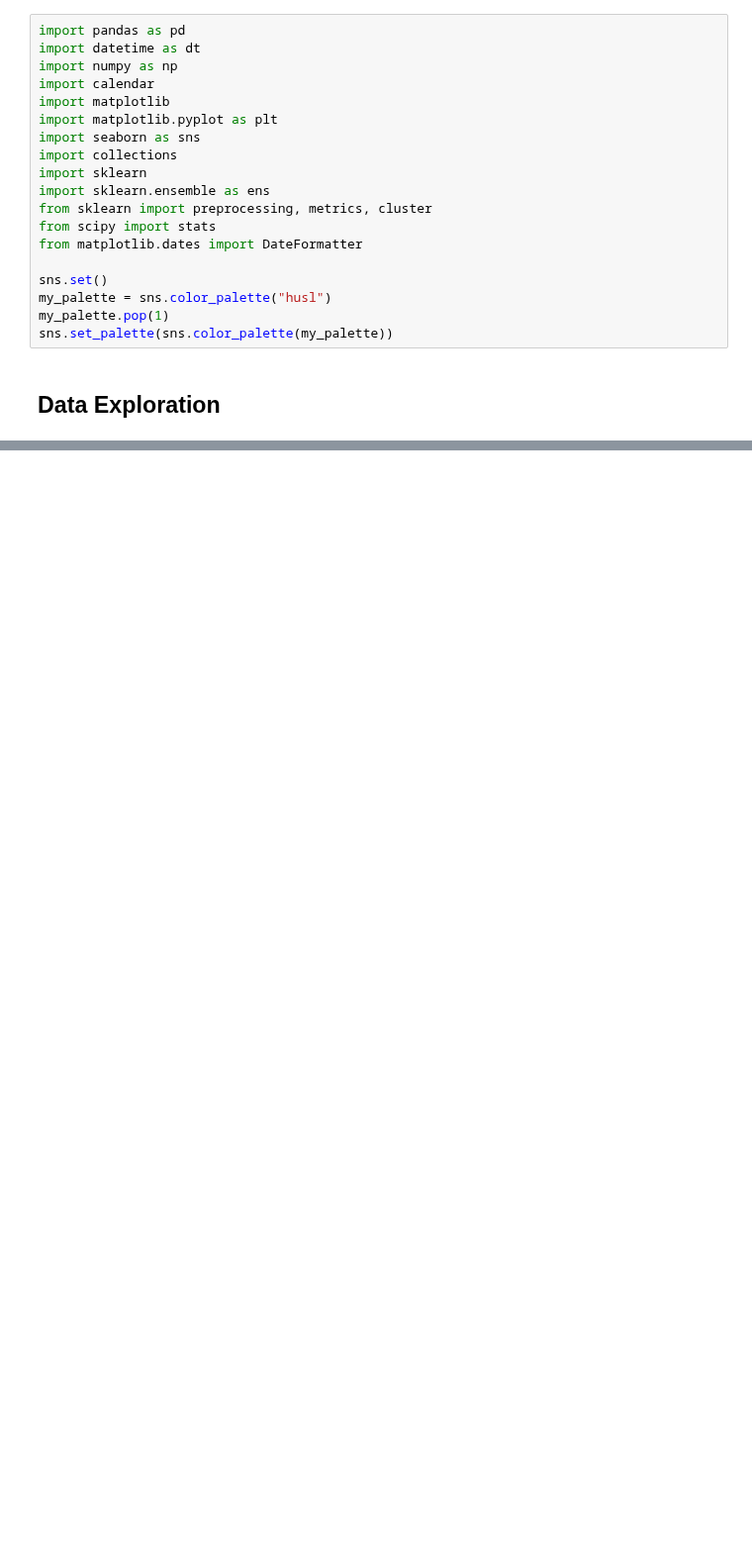
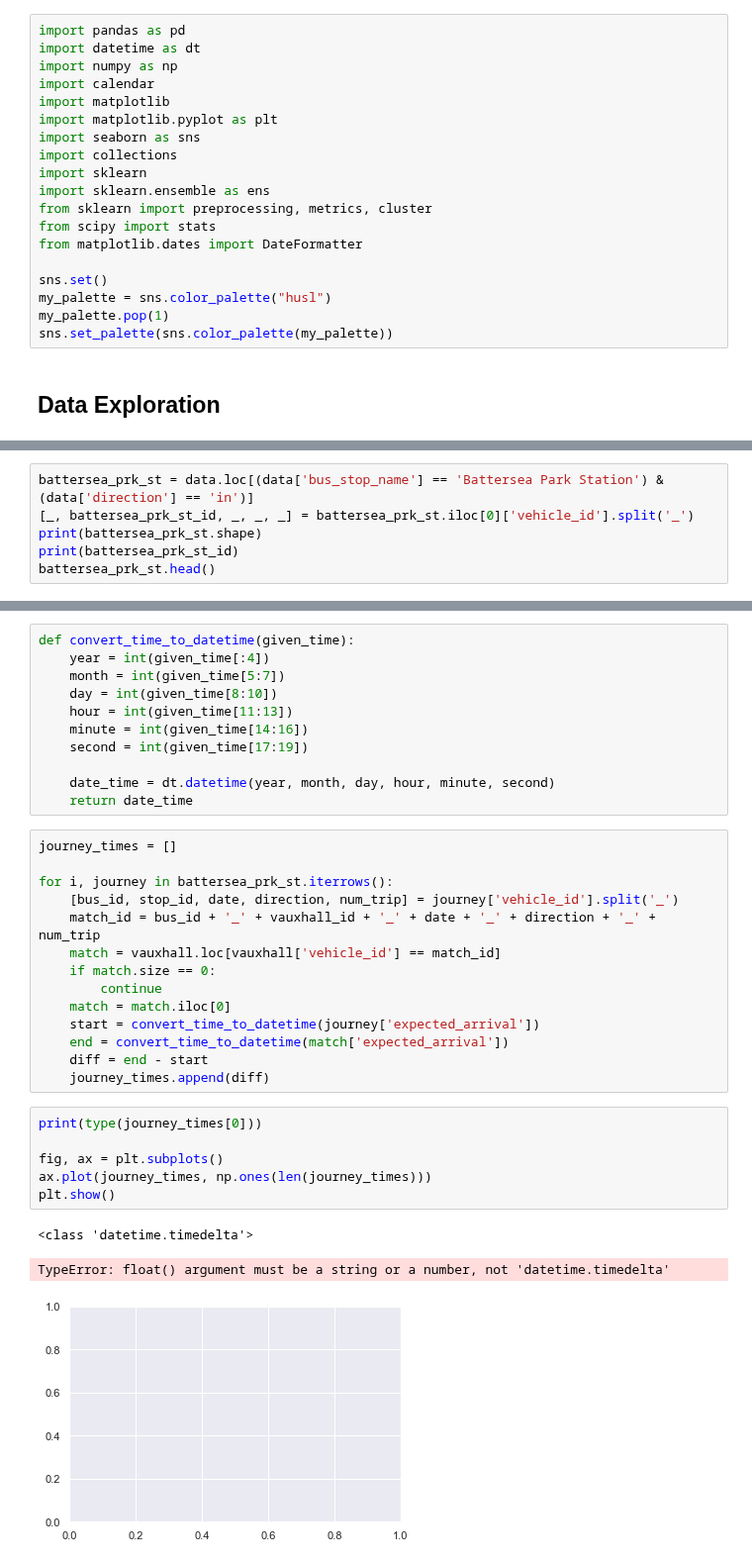
Before and after one commit to serenelc/individual-project-beng, a Jupyter notebook: data-analytics.ipynb, the cells around one changed output, grey strips where cells are left out. Shown at 99% size. Drawn from its saved outputs; the diff is of its cells as text; blank space fills up the shorter version.

```diff
--- a/data-analytics.ipynb
+++ b/data-analytics.ipynb
@@ -134,0 +107,6 @@ print(same_bus)
+# %%
+battersea_prk_st = data.loc[(data['bus_stop_name'] == 'Battersea Park Station') & (data['direction'] == 'in')]
+[_, battersea_prk_st_id, _, _, _] = battersea_prk_st.iloc[0]['vehicle_id'].split('_')
+print(battersea_prk_st.shape)
+print(battersea_prk_st_id)
+battersea_prk_st.head()
@@ -134,0 +122,35 @@ print(same_bus)
+# %%
+def convert_time_to_datetime(given_time):
+    year = int(given_time[:4])
+    month = int(given_time[5:7])
+    day = int(given_time[8:10])
+    hour = int(given_time[11:13])
+    minute = int(given_time[14:16])
+    second = int(given_time[17:19])
+
+    date_time = dt.datetime(year, month, day, hour, minute, second)
+    return date_time
+# %%
+journey_times = []
+
+for i, journey in battersea_prk_st.iterrows():
+    [bus_id, stop_id, date, direction, num_trip] = journey['vehicle_id'].split('_')
+    match_id = bus_id + '_' + vauxhall_id + '_' + date + '_' + direction + '_' + num_trip
+    match = vauxhall.loc[vauxhall['vehicle_id'] == match_id]
+    if match.size == 0:
+        continue
+    match = match.iloc[0]
+    start = convert_time_to_datetime(journey['expected_arrival'])
+    end = convert_time_to_datetime(match['expected_arrival'])
+    diff = end - start
+    journey_times.append(diff)
+# %%
+print(type(journey_times[0]))
+
+fig, ax = plt.subplots()
+ax.plot(journey_times, np.ones(len(journey_times)))
+plt.show()
+# %% [output]
+<class 'datetime.timedelta'>
+TypeError: float() argument must be a string or a number, not 'datetime.timedelta'
+[figure, added]
```
Also changed, not shown: parts of 9 cells of this notebook, 6 other files.
